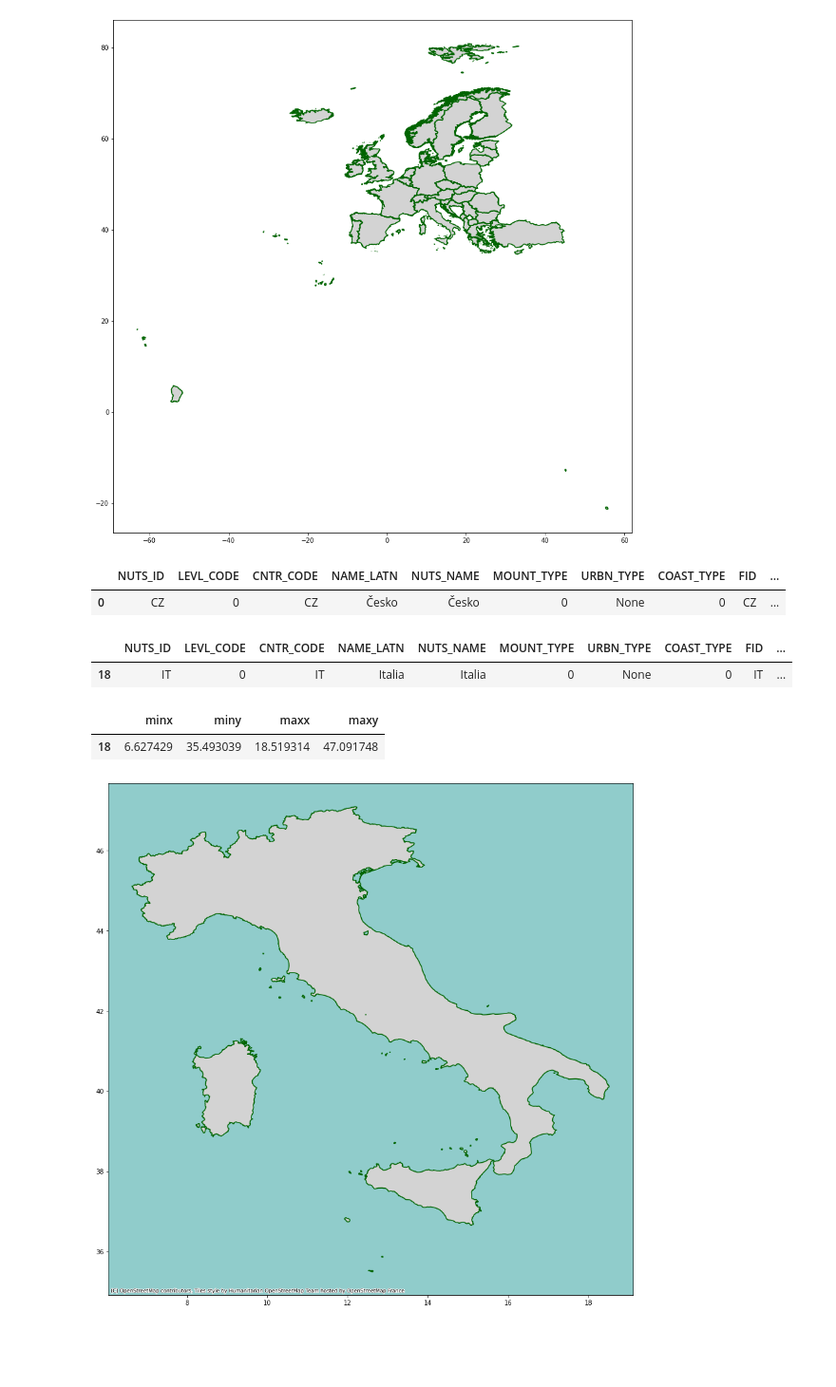
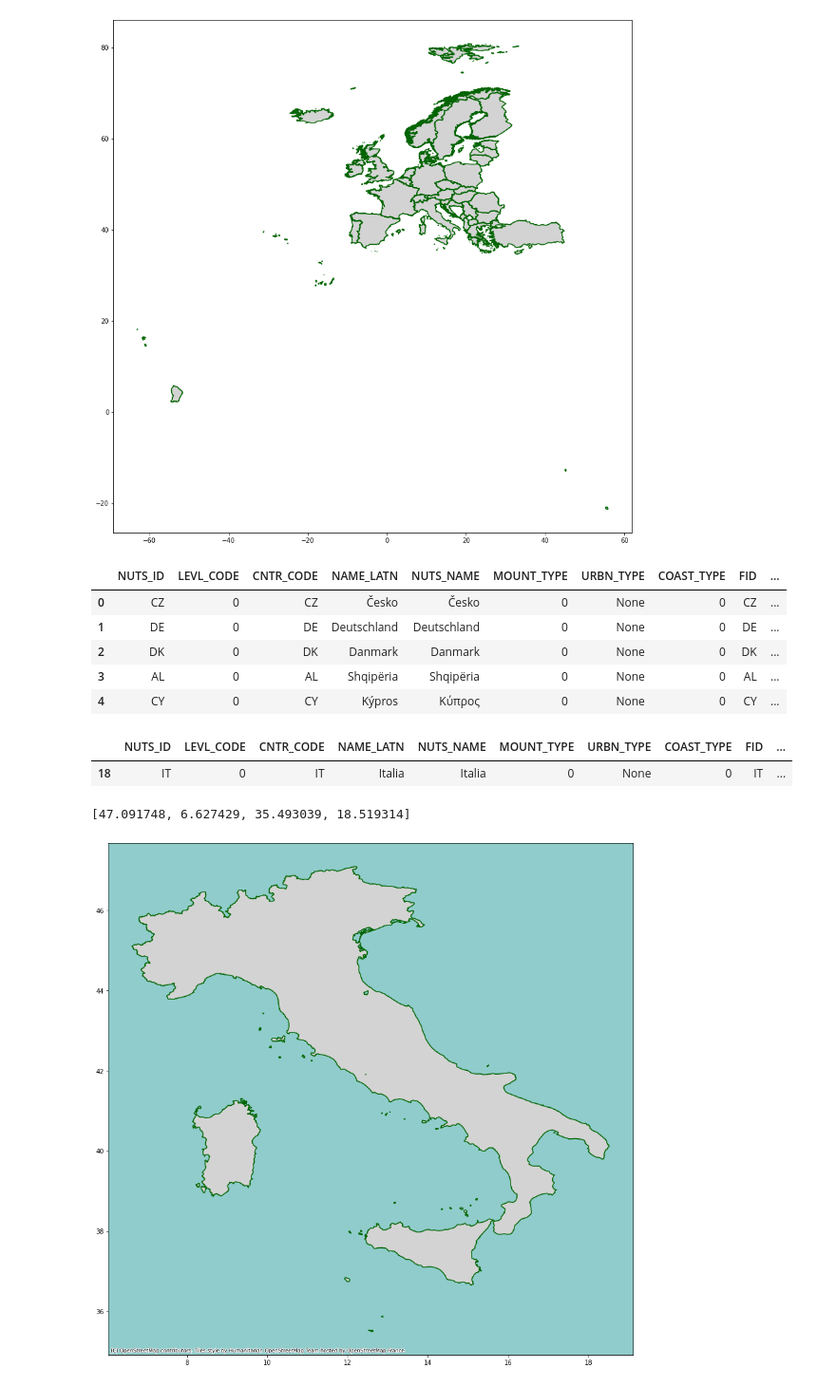
Before and after one commit to Yunshasha/GISMaster, a Jupyter notebook: code/clip_xarray_by_shp.ipynb, the cells around one changed output. Shown: that part at 95% size. Saved outputs shown, nothing was run; the diff lists cells and outputs as text; code cells hidden in the pictures; blank space fills up the shorter version.

```diff
--- a/code/clip_xarray_by_shp.ipynb
+++ b/code/clip_xarray_by_shp.ipynb
@@ -23,13 +19,12 @@ gdf_rg.boundary.plot(color="darkgreen", ax = myplot)
 <AxesSubplot:>
 [figure]
 # %%
-# show the first five rows
 gdf_rg.head()
-#gdf_rg.tail()
-#gdf_rg.loc[gdf_rg.CNTR_CODE=='CZ','MOUNT_TYPE']=1
-
-gdf_rg[gdf_rg.CNTR_CODE=='CZ']
 # %% [output]
 |  | NUTS_ID | LEVL_CODE | CNTR_CODE | NAME_LATN | NUTS_NAME | MOUNT_TYPE | URBN_TYPE | COAST_TYPE | FID | ... |
 | 0 | CZ | 0 | CZ | Česko | Česko | 0 | None | 0 | CZ | ... |
+| 1 | DE | 0 | DE | Deutschland | Deutschland | 0 | None | 0 | DE | ... |
+| 2 | DK | 0 | DK | Danmark | Danmark | 0 | None | 0 | DK | ... |
+| 3 | AL | 0 | AL | Shqipëria | Shqipëria | 0 | None | 0 | AL | ... |
+| 4 | CY | 0 | CY | Kýpros | Κύπρος | 0 | None | 0 | CY | ... |
 # %%
@@ -40,12 +34,10 @@ gdf_it
 |  | NUTS_ID | LEVL_CODE | CNTR_CODE | NAME_LATN | NUTS_NAME | MOUNT_TYPE | URBN_TYPE | COAST_TYPE | FID | ... |
 | 18 | IT | 0 | IT | Italia | Italia | 0 | None | 0 | IT | ... |
 # %%
-# get the bounds of the country, we dont use this, just show the bounds, min-x,max-x,min-y,max-y
-# if we use these bounds' value, we will get a rectangle range, it is not useful
-it_bounds = gdf_it.bounds
-it_bounds
+de_bounds = gdf_it.bounds
+NWSE = [list(de_bounds.maxy.values)[0],list(de_bounds.minx.values)[0],list(de_bounds.miny.values)[0],list(de_bounds.maxx.values)[0]]
+NWSE
 # de_bounds.minx
 # %% [output]
-|  | minx | miny | maxx | maxy |
-| 18 | 6.627429 | 35.493039 | 18.519314 | 47.091748 |
+[47.091748, 6.627429, 35.493039, 18.519314]
 # %%
```
Also changed, not shown: parts of 9 cells of this notebook, 23 other files.
